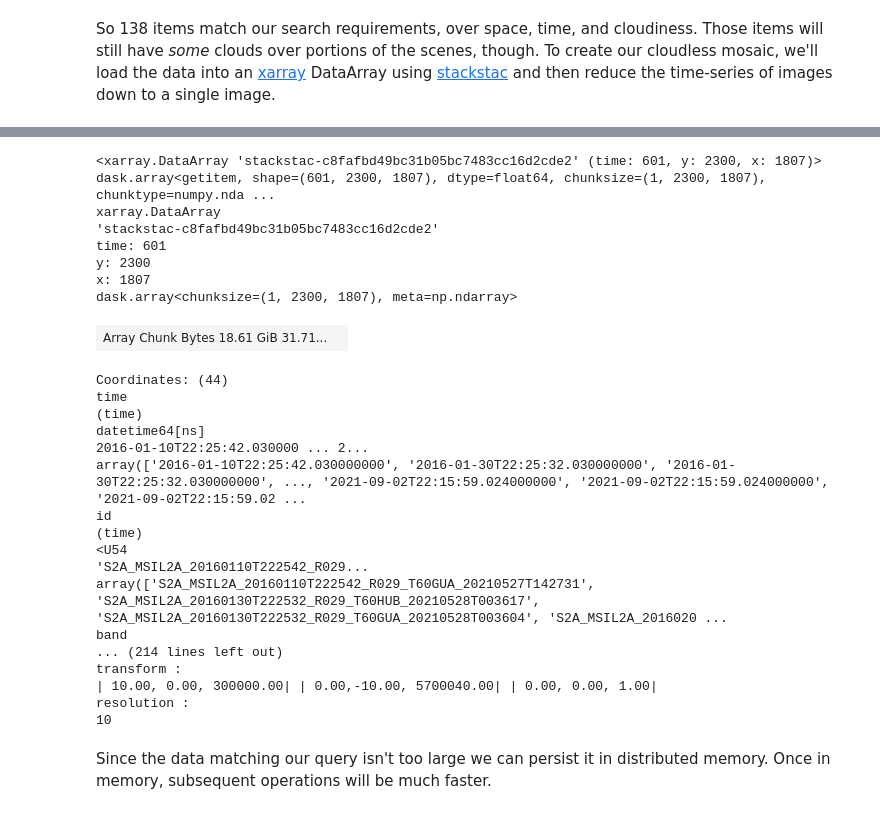
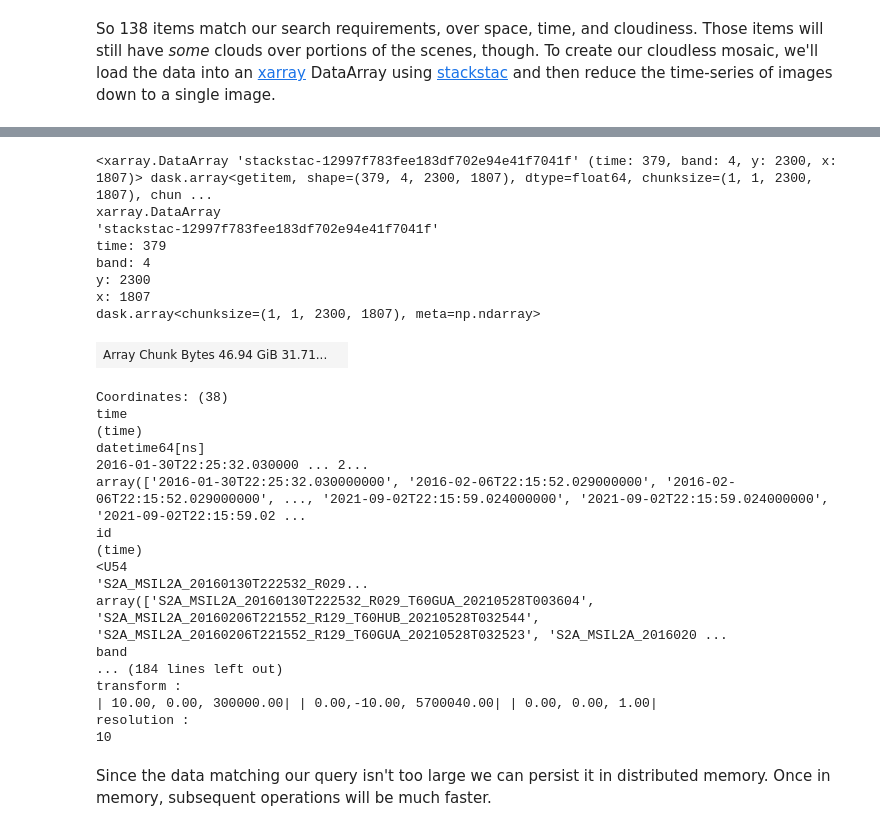
Before and after one commit to forrestfwilliams/planetary_computer, a Jupyter notebook: yearly_sentinel2_mosaic.ipynb, the cells around one changed output, grey strips where cells are left out. Cells and saved outputs as stored; diff of their text form; code cells hidden in the pictures.

Commit message:
Add Pan averaging and cloud masking

```diff
--- a/yearly_sentinel2_mosaic.ipynb
+++ b/yearly_sentinel2_mosaic.ipynb
@@ -65,7 +65,7 @@ search = stac.search(
     datetime="2016-01-01/2022-01-01",
     collections=["sentinel-2-l2a"],
     limit=500,  # fetch items in batches of 500
-    query={"eo:cloud_cover": {"lt": 50}},
+    query={"eo:cloud_cover": {"lt": 25}},
 )
 
 items = list(search.get_items())
@@ -86,44 +86,46 @@ Wall time: 1.38 s
 # %%
 data = (
     stackstac.stack(
         signed_items,
-        assets=["B08"],
+        assets=["B02","B03","B04","B08","SCL"],
         chunksize=4096,
         resolution=10,
     )
     .where(lambda x: x > 0, other=np.nan)  # sentinel-2 uses 0 as nodata
 )
 
 # Get bounding box in projection of data
 project = pyproj.Transformer.from_crs(pyproj.CRS('EPSG:4326'), pyproj.CRS(data.crs), always_xy=True).transform
 pol_utm = transform(project, pol)
 minx, miny, maxx, maxy = pol_utm.bounds
 
-# Subset data
-data = data.sel(x=slice(minx, maxx), y=slice(maxy,miny), band='B08')
+# Subset data, mask clouds
+data = data.sel(x=slice(minx, maxx), y=slice(maxy,miny))
+data = data.where(~data.isel(band=4).isin([3,8,9])).isel(band=slice(0,4))
 data
 # %% [output]
-<xarray.DataArray 'stackstac-c8fafbd49bc31b05bc7483cc16d2cde2' (time: 601, y: 2300, x: 1807)> dask.array<getitem, shape=(601, 2300, 1807), dtype=float64, chunksize=(1, 2300, 1807), chunktype=numpy.nda ...
+<xarray.DataArray 'stackstac-12997f783fee183df702e94e41f7041f' (time: 379, band: 4, y: 2300, x: 1807)> dask.array<getitem, shape=(379, 4, 2300, 1807), dtype=float64, chunksize=(1, 1, 2300, 1807), chun ...
 xarray.DataArray
-'stackstac-c8fafbd49bc31b05bc7483cc16d2cde2'
-time: 601
+'stackstac-12997f783fee183df702e94e41f7041f'
+time: 379
+band: 4
 y: 2300
 x: 1807
-dask.array<chunksize=(1, 2300, 1807), meta=np.ndarray>
+dask.array<chunksize=(1, 1, 2300, 1807), meta=np.ndarray>
-| Array Chunk Bytes 18.61 GiB 31.71... |  |
+| Array Chunk Bytes 46.94 GiB 31.71... |  |
-Coordinates: (44)
+Coordinates: (38)
 time
 (time)
 datetime64[ns]
-2016-01-10T22:25:42.030000 ... 2...
-array(['2016-01-10T22:25:42.030000000', '2016-01-30T22:25:32.030000000', '2016-01-30T22:25:32.030000000', ..., '2021-09-02T22:15:59.024000000', '2021-09-02T22:15:59.024000000', '2021-09-02T22:15:59.02 ...
+2016-01-30T22:25:32.030000 ... 2...
+array(['2016-01-30T22:25:32.030000000', '2016-02-06T22:15:52.029000000', '2016-02-06T22:15:52.029000000', ..., '2021-09-02T22:15:59.024000000', '2021-09-02T22:15:59.024000000', '2021-09-02T22:15:59.02 ...
 id
 (time)
 <U54
-'S2A_MSIL2A_20160110T222542_R029...
-array(['S2A_MSIL2A_20160110T222542_R029_T60GUA_20210527T142731', 'S2A_MSIL2A_20160130T222532_R029_T60HUB_20210528T003617', 'S2A_MSIL2A_20160130T222532_R029_T60GUA_20210528T003604', 'S2A_MSIL2A_2016020 ...
+'S2A_MSIL2A_20160130T222532_R029...
+array(['S2A_MSIL2A_20160130T222532_R029_T60GUA_20210528T003604', 'S2A_MSIL2A_20160206T221552_R129_T60HUB_20210528T032544', 'S2A_MSIL2A_20160206T221552_R129_T60GUA_20210528T032523', 'S2A_MSIL2A_2016020 ...
 band
-... (214 lines left out)
+... (184 lines left out)
 transform :
 | 10.00, 0.00, 300000.00| | 0.00,-10.00, 5700040.00| | 0.00, 0.00, 1.00|
 resolution :
```
Also changed, not shown: parts of 18 cells of this notebook.
